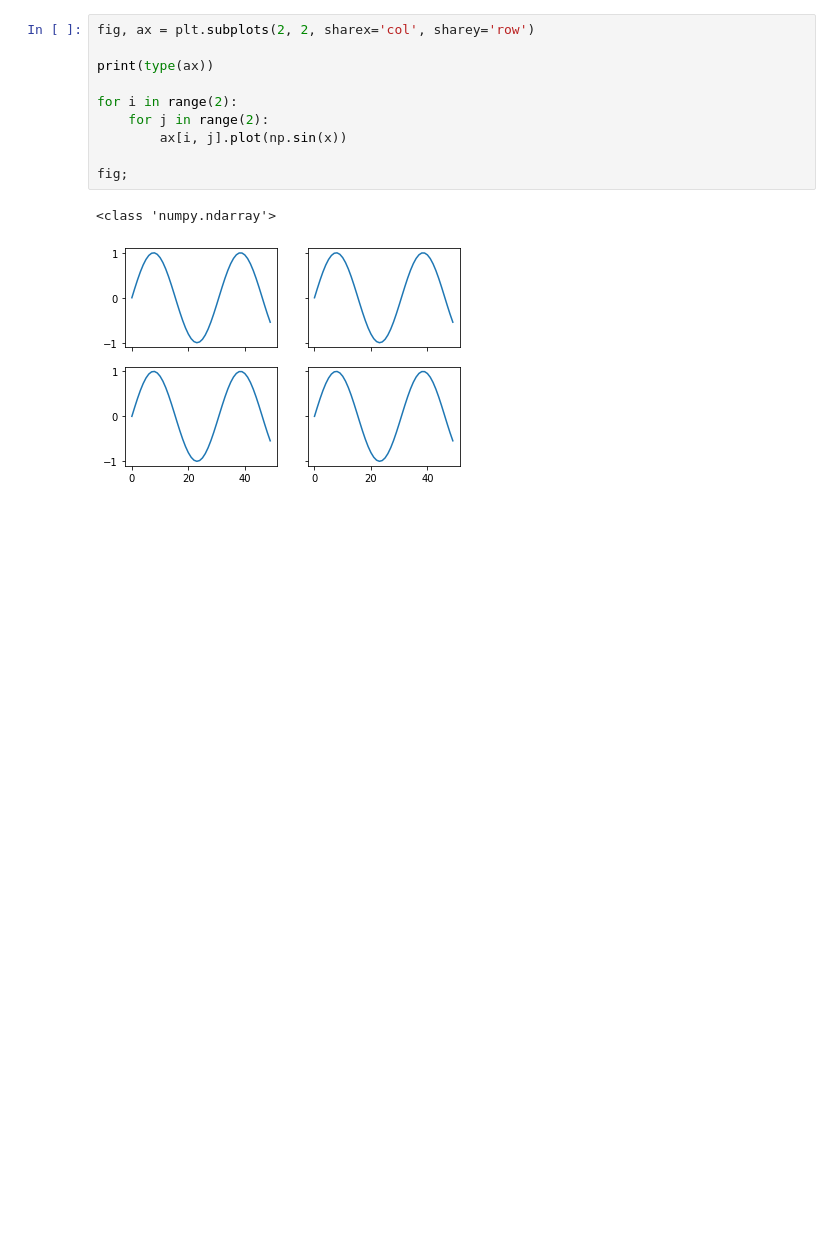
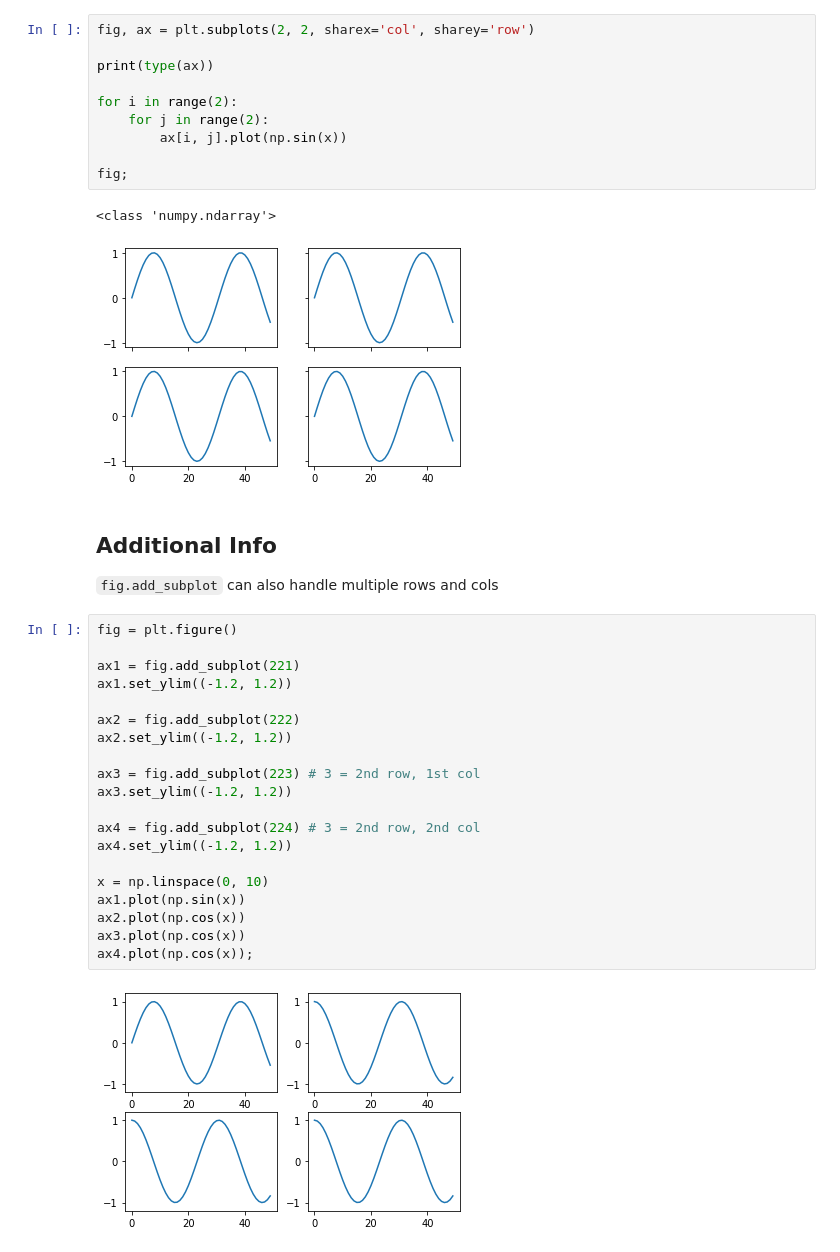
Before and after one commit to tkaya94/UdemyDataScience, a Jupyter notebook: 4_Matplotlib/05_Subplots.ipynb, the cells around one changed output. Saved outputs shown, nothing was run; the diff lists cells and outputs as text; blank space fills up the shorter version.

```diff
--- a/4_Matplotlib/05_Subplots.ipynb
+++ b/4_Matplotlib/05_Subplots.ipynb
@@ -65,3 +65,29 @@ fig;
 # %% [output]
 <class 'numpy.ndarray'>
 [figure]
+# %% [markdown]
+## Additional Info
+
+`fig.add_subplot` can also handle multiple rows and cols
+# %%
+fig = plt.figure()
+
+ax1 = fig.add_subplot(221)
+ax1.set_ylim((-1.2, 1.2))
+
+ax2 = fig.add_subplot(222)
+ax2.set_ylim((-1.2, 1.2))
+
+ax3 = fig.add_subplot(223) # 3 = 2nd row, 1st col
+ax3.set_ylim((-1.2, 1.2))
+
+ax4 = fig.add_subplot(224) # 3 = 2nd row, 2nd col
+ax4.set_ylim((-1.2, 1.2))
+
+x = np.linspace(0, 10)
+ax1.plot(np.sin(x))
+ax2.plot(np.cos(x))
+ax3.plot(np.cos(x))
+ax4.plot(np.cos(x));
+# %% [output]
+[figure, added]
```
Also changed, not shown: 9 other files.
